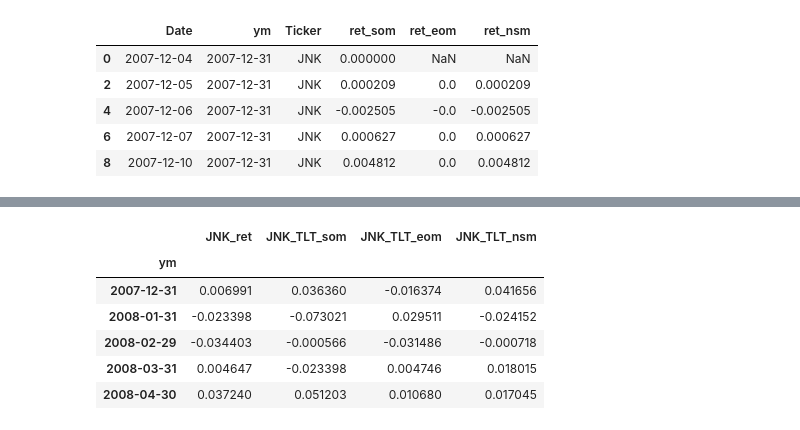
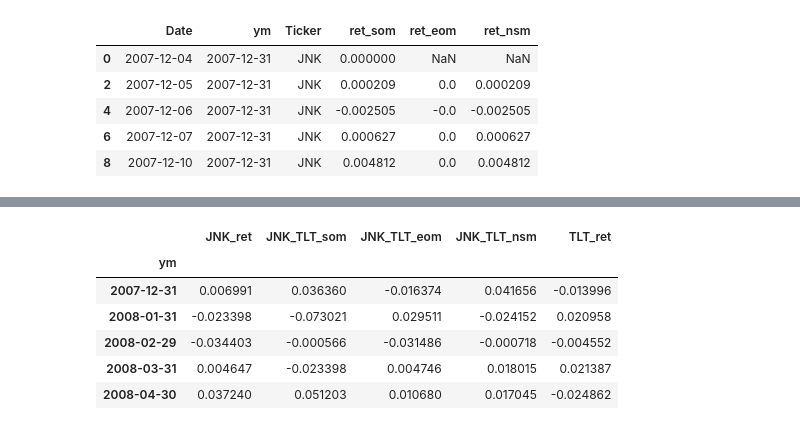
Before and after one commit to scimmione1/FromZeroToQuant-, a Jupyter notebook: 09_papers/01_The Unintended Consequences of Rebalancing/13_JNK_etf.ipynb, the cells around one changed output, grey strips where cells are left out. Cells and saved outputs as stored; diff of their text form; code cells hidden in the pictures.

```diff
--- a/09_papers/01_The Unintended Consequences of Rebalancing/13_JNK_etf.ipynb
+++ b/09_papers/01_The Unintended Consequences of Rebalancing/13_JNK_etf.ipynb
@@ -179,27 +179,27 @@ backtest_data = pivoted.copy()
 # %%
 # Compute relative returns and aggregate monthly
 
 # Calculate combined and relative returns
 pivoted['JNK_ret'] = pivoted['JNK_ret_som'] + pivoted['JNK_ret_eom']
 pivoted['JNK_TLT_som'] = pivoted['JNK_ret_som'] - pivoted['TLT_ret_som']
 pivoted['JNK_TLT_eom'] = pivoted['JNK_ret_eom'] - pivoted['TLT_ret_eom']
 pivoted['JNK_TLT_nsm'] = pivoted['JNK_ret_nsm'] - pivoted['TLT_ret_nsm']
 
+# Add TLT_ret column
+pivoted['TLT_ret'] = pivoted['TLT_ret_som'] + pivoted['TLT_ret_eom']
+
 # Select relevant columns
-returns = pivoted[['ym', 'JNK_ret', 'JNK_TLT_som', 'JNK_TLT_eom', 'JNK_TLT_nsm']]
+returns = pivoted[['ym', 'JNK_ret', 'JNK_TLT_som', 'JNK_TLT_eom', 'JNK_TLT_nsm', 'TLT_ret']]
 
 # Aggregate monthly returns using compounding formula
 monthly = returns.groupby('ym').apply(lambda x: (1 + x).prod() - 1)
 
-# Add TLT_ret column
-pivoted['TLT_ret'] =
-
 monthly.head()
 # %% [output]
-|  | JNK_ret | JNK_TLT_som | JNK_TLT_eom | JNK_TLT_nsm |
-| ym |  |  |  |  |
-| 2007-12-31 | 0.006991 | 0.036360 | -0.016374 | 0.041656 |
-| 2008-01-31 | -0.023398 | -0.073021 | 0.029511 | -0.024152 |
-| 2008-02-29 | -0.034403 | -0.000566 | -0.031486 | -0.000718 |
-| 2008-03-31 | 0.004647 | -0.023398 | 0.004746 | 0.018015 |
-| 2008-04-30 | 0.037240 | 0.051203 | 0.010680 | 0.017045 |
+|  | JNK_ret | JNK_TLT_som | JNK_TLT_eom | JNK_TLT_nsm | TLT_ret |
+| ym |  |  |  |  |  |
+| 2007-12-31 | 0.006991 | 0.036360 | -0.016374 | 0.041656 | -0.013996 |
+| 2008-01-31 | -0.023398 | -0.073021 | 0.029511 | -0.024152 | 0.020958 |
+| 2008-02-29 | -0.034403 | -0.000566 | -0.031486 | -0.000718 | -0.004552 |
+| 2008-03-31 | 0.004647 | -0.023398 | 0.004746 | 0.018015 | 0.021387 |
+| 2008-04-30 | 0.037240 | 0.051203 | 0.010680 | 0.017045 | -0.024862 |
```
Also changed, not shown: parts of 3 cells of this notebook.
